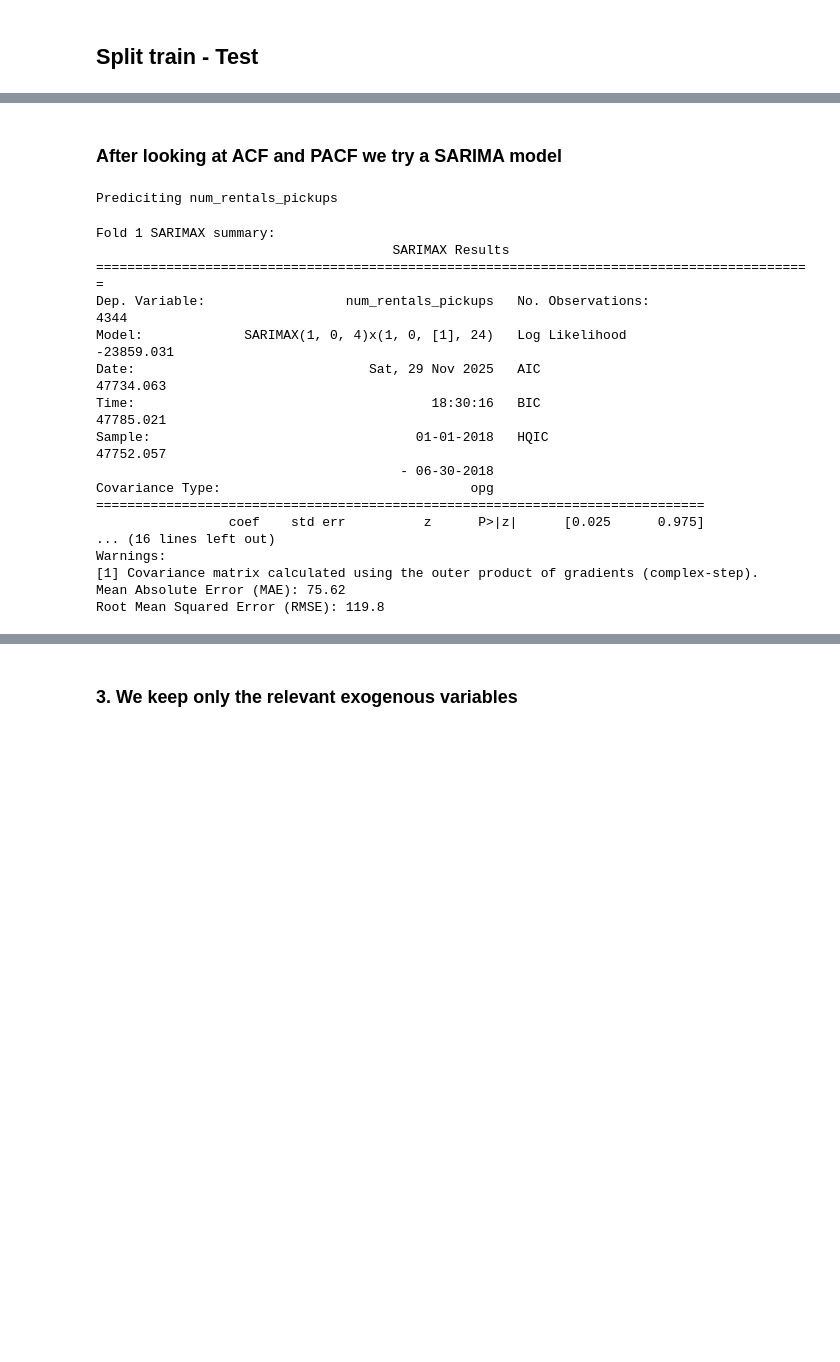
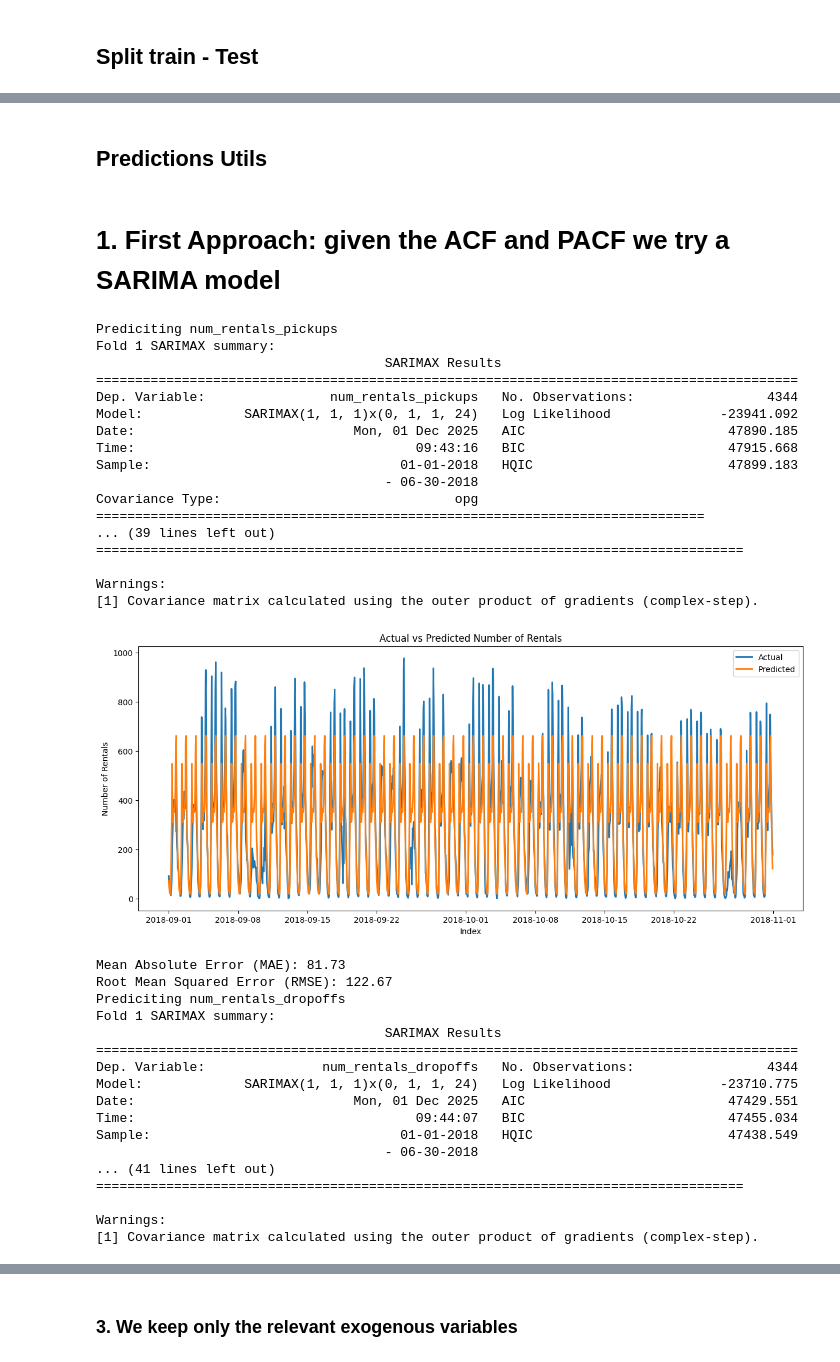
Before and after one commit to GermanButtiero/mobility, a Jupyter notebook: src/prediction.ipynb, the cells around one changed output, grey strips where cells are left out. Saved outputs shown, nothing was run; the diff lists cells and outputs as text; code cells hidden in the pictures; blank space fills up the shorter version.

Commit message:
final predictions

```diff
--- a/src/prediction.ipynb
+++ b/src/prediction.ipynb
@@ -180,13 +197,16 @@ folds_config = [
      'val_start': pd.Timestamp('2018-09-01 00:00:00'),
      'val_end': pd.Timestamp('2018-10-31 23:00:00')}
 ]
-# %% [markdown]
-### After looking at ACF and PACF we try a SARIMA model
+# %% [markdown]
+## Predictions Utils
 # %%
 from statsmodels.tsa.statespace.sarimax import SARIMAX
 
 def sarimax_fit_predict_folds_daily(folds_config, train_data, target, order, s_order, exog=None):
-
+    """
+    Fits a sarima or sarimax model (if exog) for each fold in the cross validation
+    and predicts only at midnight for the next 24 hours
+    """
     maes = []
     rmses= []
     for i, fold in enumerate(folds_config, 1):
@@ -210,12 +230,10 @@ def sarimax_fit_predict_folds_daily(folds_config, train_data, target, order, s_o
             exog=exog_train,
             order=order,
             seasonal_order=s_order,
-            enforce_stationarity=False,
-            enforce_invertibility=False
+            enforce_stationarity=True,
+            enforce_invertibility=True
         )
         model_fit = model.fit(disp=False)
-        print(f"Fold {i} SARIMAX summary:")
-        print(model_fit.summary())
 
         for start_time in val_fold_midnight.index:
             end_time = start_time + pd.Timedelta(hours=23)
@@ -234,6 +252,11 @@ def sarimax_fit_predict_folds_daily(folds_config, train_data, target, order, s_o
 
         trues = pd.concat(trues)
         preds = pd.concat(preds)
+        if i == 2:
+            print(f"Fold {i} SARIMAX summary:")
+            print(model_fit.summary())
+            plot_predictions_vs_true(preds, trues)
+
         mae_fold, rmse_fold = print_metrics(trues, preds)
         maes.append(mae_fold)
         rmses.append(rmse_fold)
@@ -244,6 +267,7 @@ def sarimax_fit_predict_folds_daily(folds_config, train_data, target, order, s_o
 
 
 def sarimax_fit_predict(train_data, test_data, target, order, s_order, new_col, exog_train=None, exog_test=None):
+    """ Fits a sarima or sarimax model (if exog) and predicts only at midnight for the next 24 hours """
     model = SARIMAX(
         train_data[target],
         exog=exog_train,
@@ -289,35 +313,55 @@ def sarimax_fit_predict(train_data, test_data, target, order, s_order, new_col,
         'Actual': trues,
         'Predicted': preds
     })
-    plot_predictions_vs_true(df_plot, 'Predicted', 'Actual')
+    plot_predictions_vs_true(df_plot["Predicted"], df_plot['Actual'])
 
     return mae, rmse
+# %% [markdown]
+# 1. First Approach: given the ACF and PACF we try a SARIMA model
 # %%
-s_order = (1,0,1,24) #24 hours per day
-order=(1,0,4)
+order=(1,1,1)
+s_order=(0,1,1,24)
+
 print(f'Prediciting {PICKUP_TARGET_COL}')
 mae, rmse = sarimax_fit_predict_folds_daily(folds_config, train_data, PICKUP_TARGET_COL, order,s_order)
 performance_pickup["model_sarima"] = {"val_mae": mae, "val_rmse": rmse}
 
 print(f'Prediciting {DROPOFF_TARGET_COL}')
 mae, rmse = sarimax_fit_predict_folds_daily(folds_config, train_data, DROPOFF_TARGET_COL, order,s_order)
 performance_dropoffs["model_sarima"] = {"val_mae": mae, "val_rmse": rmse}
 # %% [output]
 Prediciting num_rentals_pickups
+Fold 1 SARIMAX summary:
+                                     SARIMAX Results
+==========================================================================================
+Dep. Variable:                num_rentals_pickups   No. Observations:                 4344
+Model:             SARIMAX(1, 1, 1)x(0, 1, 1, 24)   Log Likelihood              -23941.092
+Date:                            Mon, 01 Dec 2025   AIC                          47890.185
+Time:                                    09:43:16   BIC                          47915.668
+Sample:                                01-01-2018   HQIC                         47899.183
+                                     - 06-30-2018
+Covariance Type:                              opg
+==============================================================================
+... (39 lines left out)
+===================================================================================
+
+Warnings:
+[1] Covariance matrix calculated using the outer product of gradients (complex-step).
+[figure, added]
+Mean Absolute Error (MAE): 81.73
+Root Mean Squared Error (RMSE): 122.67
+Prediciting num_rentals_dropoffs
 Fold 1 SARIMAX summary:
-                                      SARIMAX Results
-============================================================================================
-Dep. Variable:                  num_rentals_pickups   No. Observations:                 4344
-Model:             SARIMAX(1, 0, 4)x(1, 0, [1], 24)   Log Likelihood              -23859.031
-Date:                              Sat, 29 Nov 2025   AIC                          47734.063
-Time:                                      18:30:16   BIC                          47785.021
-Sample:                                  01-01-2018   HQIC                         47752.057
-                                       - 06-30-2018
-Covariance Type:                                opg
-==============================================================================
-                 coef    std err          z      P>|z|      [0.025      0.975]
-... (16 lines left out)
+                                     SARIMAX Results
+==========================================================================================
+Dep. Variable:               num_rentals_dropoffs   No. Observations:                 4344
+Model:             SARIMAX(1, 1, 1)x(0, 1, 1, 24)   Log Likelihood              -23710.775
+Date:                            Mon, 01 Dec 2025   AIC                          47429.551
+Time:                                    09:44:07   BIC                          47455.034
+Sample:                                01-01-2018   HQIC                         47438.549
+                                     - 06-30-2018
+... (41 lines left out)
+===================================================================================
+
 Warnings:
 [1] Covariance matrix calculated using the outer product of gradients (complex-step).
-Mean Absolute Error (MAE): 75.62
-Root Mean Squared Error (RMSE): 119.8
```
Also changed, not shown: parts of 41 cells of this notebook.
